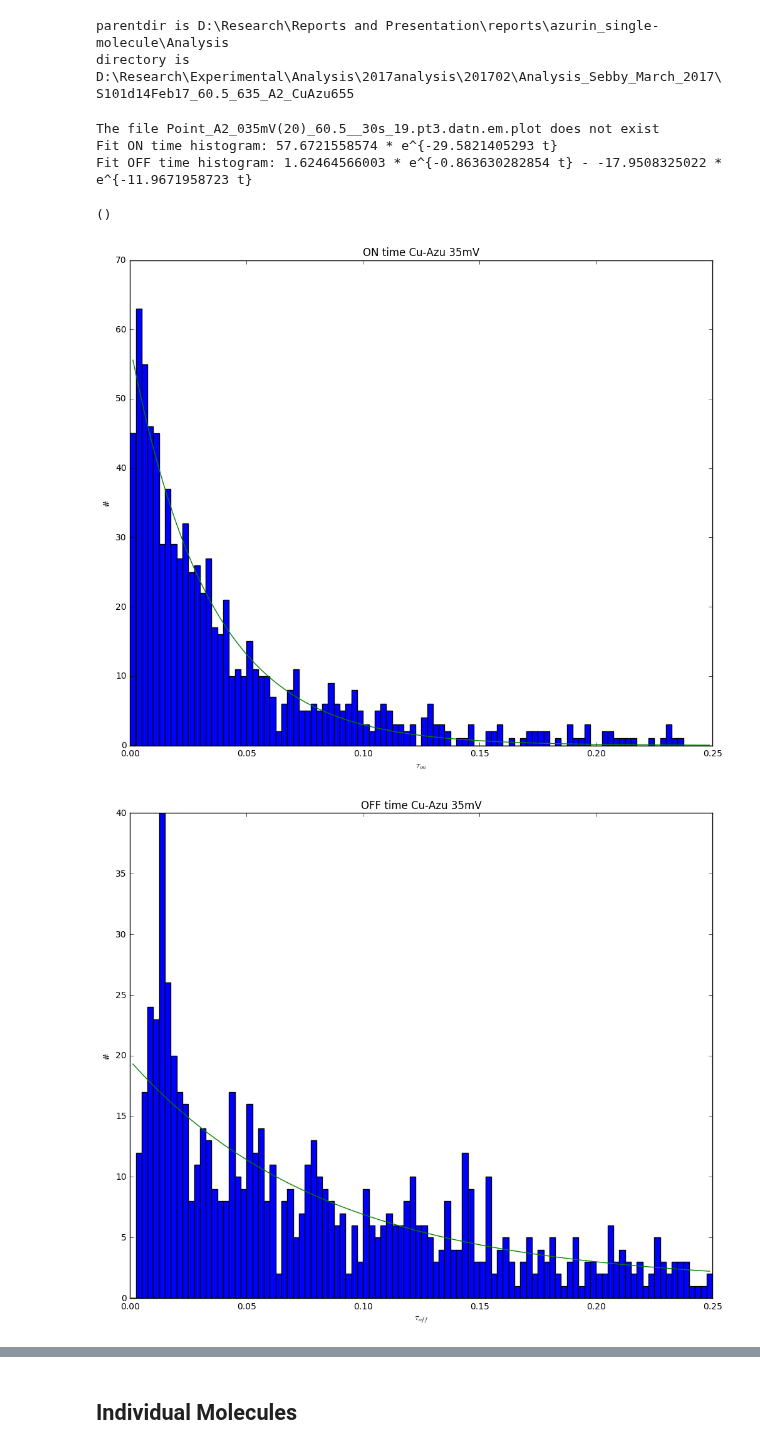
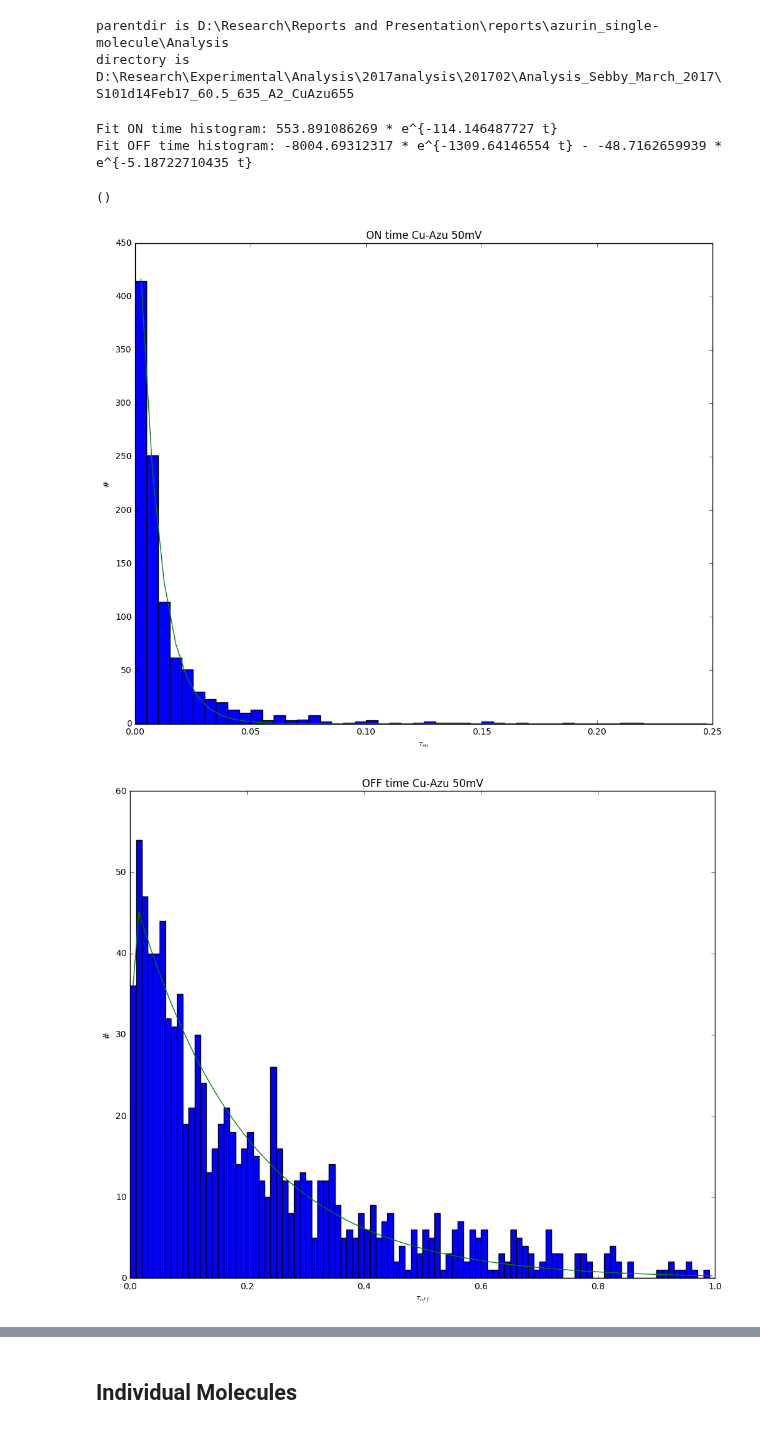
Before and after one commit to biswajitSM/Azurin_SM_repo, a Jupyter notebook: Analysis/S101d14Feb17_60.5_635_A2_CuAzu655.ipynb, the cells around one changed output, grey strips where cells are left out. Cells and saved outputs as stored; diff of their text form; code cells hidden in the pictures.

```diff
--- a/Analysis/S101d14Feb17_60.5_635_A2_CuAzu655.ipynb
+++ b/Analysis/S101d14Feb17_60.5_635_A2_CuAzu655.ipynb
@@ -36,26 +36,25 @@ os.chdir(parentdir)
 # %%
 #*************Analysis for a specific potential********************
 
 titel = 'average_on_and_off_time_specific_mV_Cu.xls' #name excell output file
 pointnumbers = 31 #Change this to the minimal amount of points
 pot = 18 #number of potentials
-specific_potential = 35 #the specific potential you want the plots for
-onMax=0.25;offMax=0.25;
+specific_potential = 50 #the specific potential you want the plots for
+onMax=0.25;offMax=1;
 rnge_on = [[0,onMax], [0,onMax]] #range on histograms, form: [[0,0.25], [0,0.25]] --> [xrange], [yrange]
 rnge_off = [[0,offMax], [0,offMax]] #range off histograms
-bins_on = 100  #bins for the on histograms
+bins_on = 50  #bins for the on histograms
 bins_off = 100 #bins for the off histograms
 proteins = 'Cu' #change this to 'Zn' or 'Cu' depending on which files you are analysing. Changes title of plots.
 current_dir = directory#'S101d14Feb17_60.5_635_A2_CuAzu655' #foldername you want to work in.
 max_his_on = onMax
 max_his_off = offMax
 x_shift = 10 # t vs  t + x_shift
 
 histograms(titel, pot, pointnumbers, specific_potential, rnge_on, rnge_off, bins_on, bins_off, proteins, current_dir, max_his_on, max_his_off, x_shift)
 # %% [output]
-The file Point_A2_035mV(20)_60.5__30s_19.pt3.datn.em.plot does not exist
-Fit ON time histogram: 57.6721558574 * e^{-29.5821405293 t}
-Fit OFF time histogram: 1.62464566003 * e^{-0.863630282854 t} - -17.9508325022 * e^{-11.9671958723 t}
+Fit ON time histogram: 553.891086269 * e^{-114.146487727 t}
+Fit OFF time histogram: -8004.69312317 * e^{-1309.64146554 t} - -48.7162659939 * e^{-5.18722710435 t}
 ()
-[figure, old version]
+[figure, new version]
-[figure, old version]
+[figure, new version]
```
Also changed, not shown: parts of 1 cell of this notebook, 3 other files.
